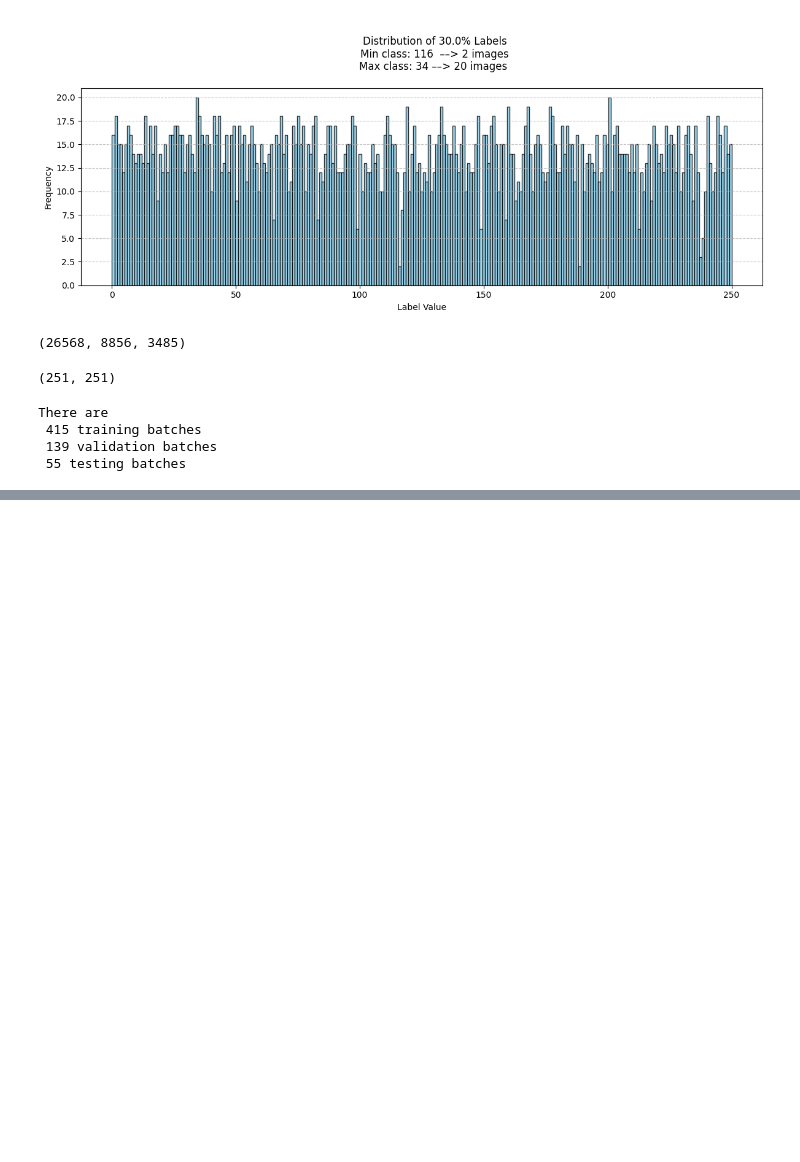
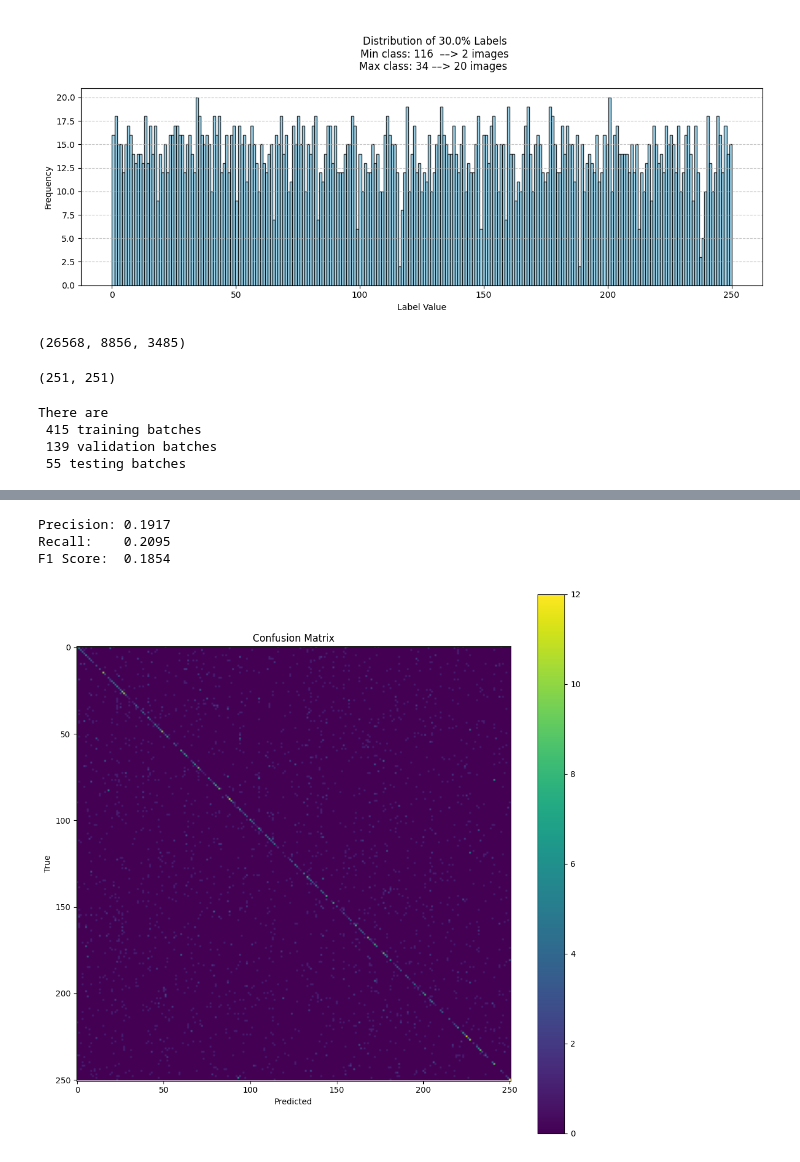
Before and after one commit to nawroz-m/food-classification, a Jupyter notebook: food-classifier-cnn.ipynb, the cells around one changed output, grey strips where cells are left out. Cells and saved outputs as stored; diff of their text form; code cells hidden in the pictures; blank space fills up the shorter version.

```diff
--- a/food-classifier-cnn.ipynb
+++ b/food-classifier-cnn.ipynb
@@ -469,0 +603,57 @@ pd.DataFrame({'head_lr': history['head_lr'], 'encoder_lr': history['encoder_lr']
+# %%
+t_all_preds = []
+t_all_labels = []
+
+# Evaluate mode on test data
+with torch.no_grad():
+    for X, y in test_loader:
+        X = X.to(device)
+
+        if y.ndim == 2:
+            y = y.squeeze(1)
+
+        outputs = loaded_cnn_model(X)
+        preds = torch.argmax(outputs, dim=1)
+
+        t_all_preds.extend(preds.cpu().numpy())
+        t_all_labels.extend(y.numpy())
+
+precision = precision_score(
+    t_all_labels,
+    t_all_preds,
+    average='macro',
+    zero_division=0
+)
+
+recall = recall_score(
+    t_all_labels,
+    t_all_preds,
+    average='macro',
+    zero_division=0
+)
+
+f1 = f1_score(
+    t_all_labels,
+    t_all_preds,
+    average='macro',
+    zero_division=0
+)
+
+print(f"Precision: {precision:.4f}")
+print(f"Recall:    {recall:.4f}")
+print(f"F1 Score:  {f1:.4f}")
+# %% [output]
+Precision: 0.1917
+Recall:    0.2095
+F1 Score:  0.1854
+# %%
+cm = confusion_matrix(t_all_labels, t_all_preds)
+plt.figure(figsize=(12, 12))
+plt.imshow(cm)
+plt.colorbar()
+plt.xlabel("Predicted")
+plt.ylabel("True")
+plt.title("Confusion Matrix")
+plt.show()
+# %% [output]
+[figure, added]
```
Also changed, not shown: parts of 6 cells of this notebook.
